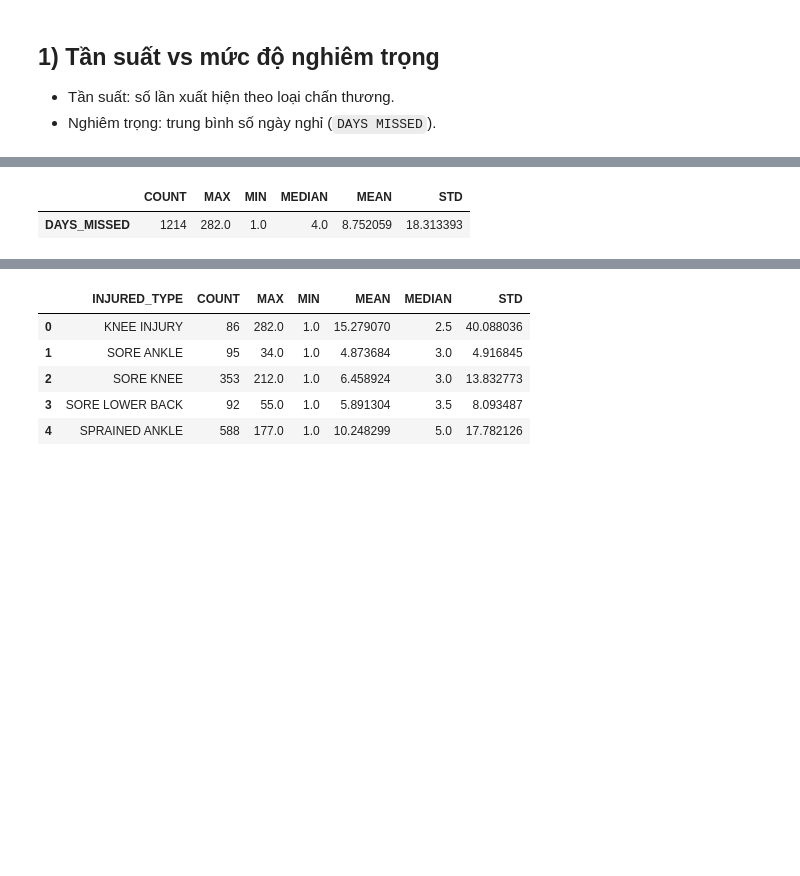
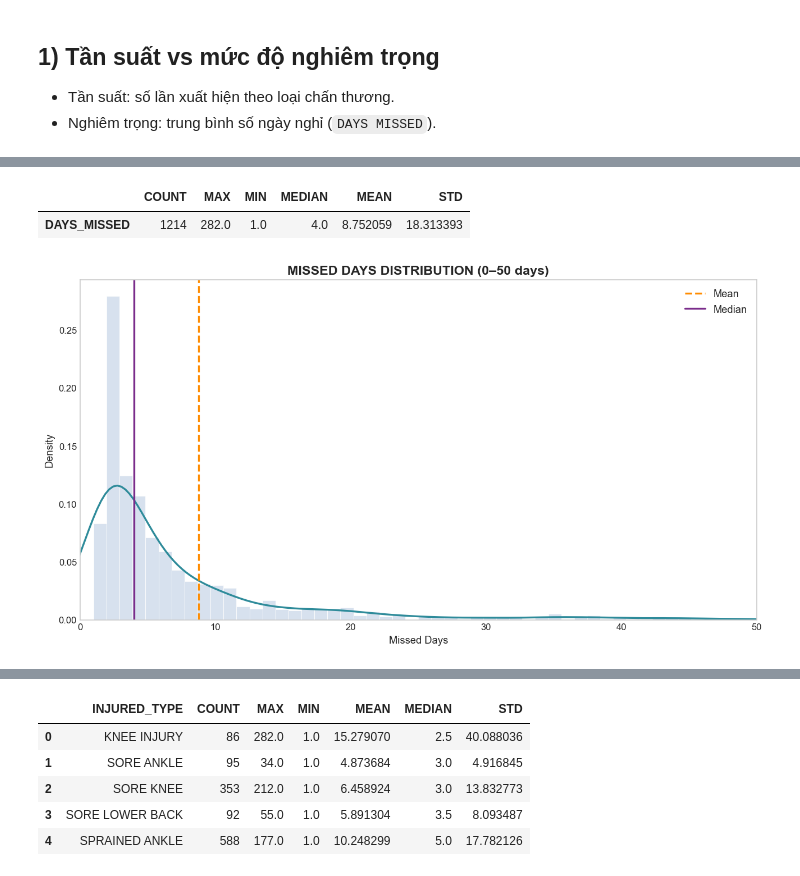
Before and after one commit to ducvu0904/NBA-2013-2023-injuries-analysis, a Jupyter notebook: EDA.ipynb, the cells around one changed output, grey strips where cells are left out. Saved outputs shown, nothing was run; the diff lists cells and outputs as text; code cells hidden in the pictures; blank space fills up the shorter version.

```diff
--- a/EDA.ipynb
+++ b/EDA.ipynb
@@ -28,7 +28,7 @@ pd.set_option("display.max_columns", None)
 OUTPUT_DIR = Path("output")
 OUTPUT_DIR.mkdir(parents=True, exist_ok=True)
 
-df = pd.read_csv("/home/ducvu0904/Downloads/xstk/Processed_dataset.csv")
+df = pd.read_csv("Processed_dataset.csv")
 
 # Standardize a few key fields for repeated use across sections
 for c in ["DAYS_MISSED", "USG_PCT", "AGE", "PACE", "AVG_SPEED", "GP", "MIN", "POSS", "DRIVES", "FGA_PG"]:
@@ -124,31 +123,88 @@ plt.show()
 # %%
-# Phan phoi missed_days + KDE va bang thong ke tong hop
 missed_col = "MISSED_DAYS" if "MISSED_DAYS" in df.columns else "DAYS_MISSED"
 
 if missed_col not in df.columns:
     print(f"Thiếu cột {missed_col}")
 else:
+    # ===== Clean data =====
     missed_df = df[[missed_col]].copy()
     missed_df[missed_col] = pd.to_numeric(missed_df[missed_col], errors="coerce")
     missed_df = missed_df.dropna(subset=[missed_col])
     missed_df = missed_df[missed_df[missed_col] >= 0]
 
     if missed_df.empty:
         print("Không có dữ liệu hợp lệ để vẽ.")
     else:
-        stats_df = pd.DataFrame(
-            {
-                "COUNT": [missed_df[missed_col].count()],
-                "MAX": [missed_df[missed_col].max()],
-                "MIN": [missed_df[missed_col].min()],
-                "MEDIAN": [missed_df[missed_col].median()],
-                "MEAN": [missed_df[missed_col].mean()],
-                "STD": [missed_df[missed_col].std()],
-            },
-            index=[missed_col]
+        # ===== Summary stats =====
+        stats_df = pd.DataFrame({
+            "COUNT": [missed_df[missed_col].count()],
+            "MAX": [missed_df[missed_col].max()],
+            "MIN": [missed_df[missed_col].min()],
+            "MEDIAN": [missed_df[missed_col].median()],
+            "MEAN": [missed_df[missed_col].mean()],
+            "STD": [missed_df[missed_col].std()],
+        }, index=[missed_col])
+
+        display(stats_df)
+
+        # ===== Truncate (giữ bulk distribution) =====
+        cutoff = 50
+        plot_df = missed_df[missed_df[missed_col] <= cutoff]
+
+        # ===== Plot =====
+        plt.figure(figsize=(11, 6))
+
+        # Histogram (background)
+        sns.histplot(
+            data=plot_df,
+            x=missed_col,
+            bins=50,
+            stat="density",
+            color="#B0C4DE",
+            alpha=0.5,
+            edgecolor="white",
+            linewidth=0.4
         )
-        display(stats_df)
-stats_df.to_csv(OUTPUT_DIR / "missed_days_stats.csv", index=False)
+
+        # KDE (main signal)
+        sns.kdeplot(
+            data=plot_df,
+            x=missed_col,
+            color="#2E8B9A",
+            linewidth=2
+        )
+
+        # Mean (full data)
+        plt.axvline(
+            missed_df[missed_col].mean(),
+            color="#FF8C00",
+            linestyle="--",
+            linewidth=2,
+            label="Mean"
+        )
+
+        # Median (full data)
+        plt.axvline(
+            missed_df[missed_col].median(),
+            color="#7B2D8B",
+            linestyle="-",
+            linewidth=2,
+            label="Median"
+        )
+
+        plt.title("MISSED DAYS DISTRIBUTION (0–50 days)", fontsize=14, fontweight="bold")
+        plt.xlabel("Missed Days")
+        plt.ylabel("Density")
+        plt.xlim(0, cutoff)
+        plt.grid( visible=False)
+
+        plt.legend()
+        plt.tight_layout()
+        plt.show()
+        plt.savefig(OUTPUT_DIR / "missed_days_distribution.png", dpi=300, bbox_inches="tight")
+        # ===== Save stats =====
+        stats_df.to_csv(OUTPUT_DIR / "missed_days_stats.csv", index=False)
 # %% [output]
 |  | COUNT | MAX | MIN | MEDIAN | MEAN | STD |
 | DAYS_MISSED | 1214 | 282.0 | 1.0 | 4.0 | 8.752059 | 18.313393 |
+[figure, added]
```
Also changed, not shown: parts of 20 cells of this notebook, 7 other files.
